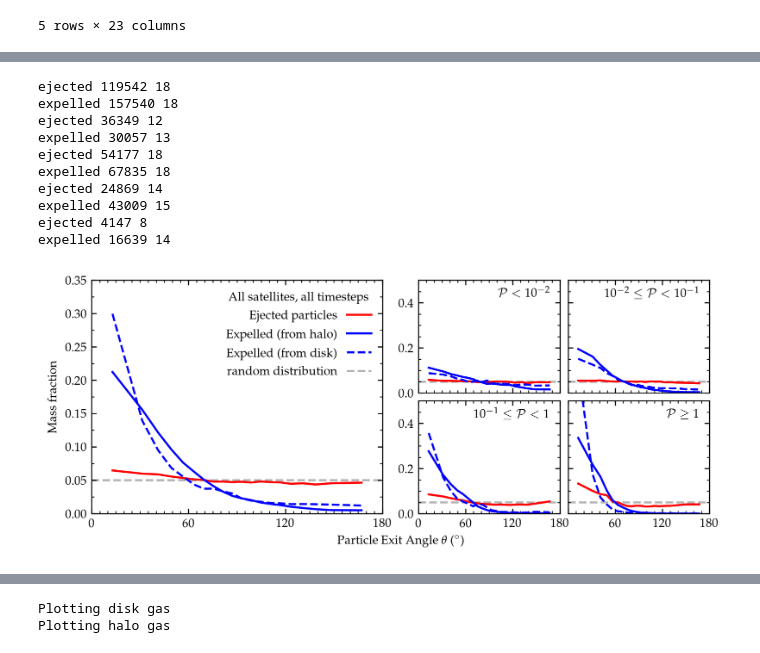
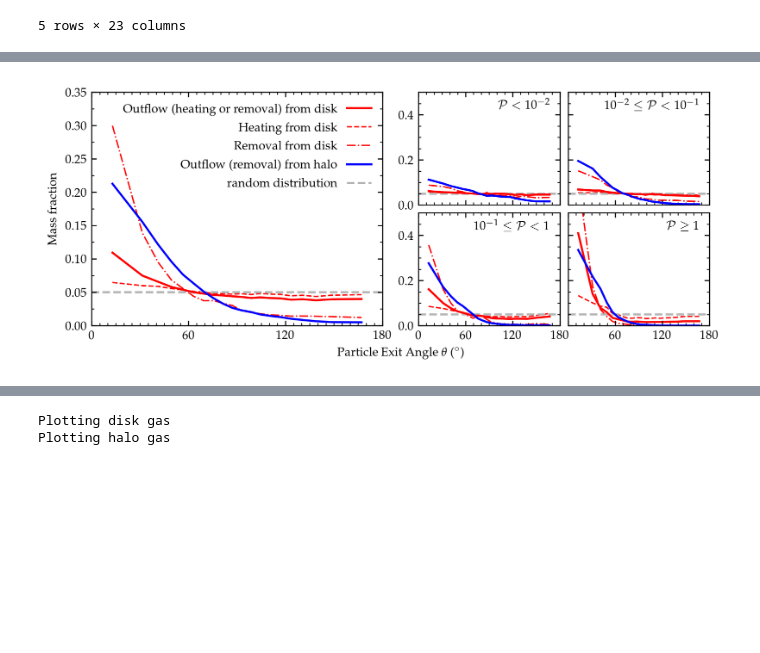
Before and after one commit to hollisakins/Justice_League_Code, a Jupyter notebook: Analysis/RamPressure/ExitAngle.ipynb, the cells around one changed output, grey strips where cells are left out. Saved outputs shown, nothing was run; the diff lists cells and outputs as text; code cells hidden in the pictures; blank space fills up the shorter version.

```diff
--- a/Analysis/RamPressure/ExitAngle.ipynb
+++ b/Analysis/RamPressure/ExitAngle.ipynb
@@ -447,34 +268,23 @@ def plot_panel(N, ax, ejected, expelled, label=False):
     bincenters = 0.5*(bins[1:]+bins[:-1])
 
     if label:
-        l = r'Ejected particles'
+        labels = ['Heating from disk','Removal from disk','Outflow (heating or removal) from disk', 'Outflow (removal) from halo']
     else:
-        l = None
+        labels = [None]*4
 
-    y1, bins = np.histogram(ejected.angle, bins=bins, weights=ejected.mass/np.sum(ejected.mass))
-    ax.plot(bincenters, y1, label=l, color='r')
+    e = pd.concat([ejected, expelled[expelled.state1=='sat_disk']])
+    y1, bins = np.histogram(e.angle, bins=bins, weights=e.mass/np.sum(e.mass))
+    ax.plot(bincenters, y1, label=labels[2], color='r', zorder=1)
 
-    if label:
-        l = r'Expelled (from halo)'
-    else:
-        l = None
+    e = ejected
+    y1, bins = np.histogram(e.angle, bins=bins, weights=e.mass/np.sum(e.mass))
+    ax.plot(bincenters, y1, label=labels[0], color='r', linestyle='--', linewidth=1, zorder=-100)
+
+    e = expelled[expelled.state1=='sat_disk']
+    y1, bins = np.histogram(e.angle, bins=bins, weights=e.mass/np.sum(e.mass))
+    ax.plot(bincenters, y1, label=labels[1], color='r', linestyle='-.', linewidth=1, zorder=-100)
+
 
     e = expelled[expelled.state1=='sat_halo']
     y2, bins = np.histogram(e.angle, bins=bins, weights=e.mass/np.sum(e.mass))
-    ax.plot(bincenters, y2, label=l, color='b')
-
-
-    if label:
-        l = r'Expelled (from disk)'
-    else:
-        l = None
-
-    e = expelled[expelled.state1=='sat_disk']
-    y3, bins = np.histogram(e.angle, bins=bins, weights=e.mass/np.sum(e.mass))
-    ax.plot(bincenters, y3, label=l, color='b', linestyle='--')
-
-
-    print('ejected',len(ejected),len(np.unique(ejected.key)))
-    print('expelled',len(expelled),len(np.unique(expelled.key)))
-    #ax.annotate(r'$N_{\rm ej} =$'+f'{len(ejected)}', (0.95, 0.95), xycoords='axes fraction', va='top', ha='right')
-    #ax.annotate(r'$N_{\rm ex} =$'+f'{len(expelled)}', (0.95, 0.85), xycoords='axes fraction', va='top', ha='right')
+    ax.plot(bincenters, y2, label=labels[3], color='b', zorder=100)
@@ -545,6 +291,6 @@ expelled 16639 14
 # %%
-fig = plt.figure(dpi=300, figsize=(7,2.8))
-gs = mpl.gridspec.GridSpec(nrows=2, ncols=5, width_ratios = [1,1,0.14,1,1])
+fig = plt.figure(dpi=300, figsize=(7,2.8), constrained_layout=False)
+gs = mpl.gridspec.GridSpec(nrows=2, ncols=5, width_ratios = [1,1,0.14,1,1], figure=fig)
 gs.update(hspace=0.07, wspace=0.07, top=0.98, right=0.98, left=0.08, bottom=0.13)
 ax0 = plt.subplot(gs[:,:2])
 ax_buffer = plt.subplot(gs[:,2])
@@ -593,43 +339,33 @@ ax3.plot([0,180],[percent,percent],linestyle='--',color='0.7',zorder=-1)
 ax4.plot([0,180],[percent,percent],linestyle='--',color='0.7',zorder=-1)
 
 # add legends
-leg = ax0.legend(frameon=False, loc='upper right', title='All satellites, all timesteps')
+leg = ax0.legend(frameon=False, loc='upper right')
 vp = leg._legend_box._children[-1]._children[0]
 for c in vp._children:
     c._children.reverse()
 vp.align="right"
 
 
 # labels and ticks and such
 ax0.set_xlabel('.', color=(0, 0, 0, 0))
 ax0.set_ylabel('Mass fraction')
 fig.text(0.53, 0.03, r'Particle Exit Angle $\theta$ ($^\circ$)', ha='center', va='center')
 
 for a in [ax0,ax1,ax2,ax3,ax4]:
     a.set_xlim(0,180)
     a.set_ylim(0,0.5)
 
     a.xaxis.set_major_locator(mpl.ticker.MultipleLocator(60))
     a.xaxis.set_minor_locator(mpl.ticker.MultipleLocator(10))
     a.yaxis.set_minor_locator(mpl.ticker.MultipleLocator(0.05))
     a.tick_params(direction='in',which='both',right=True,top=True)
 
 ax4.set_xticklabels([None, None, 60, 120, 180])
 ax0.xaxis.set_minor_locator(mpl.ticker.MultipleLocator(5))
 ax0.yaxis.set_minor_locator(mpl.ticker.MultipleLocator(0.025))
 ax0.set_ylim(0, 0.35)
 
 plt.savefig('plots/theta.pdf')
 plt.show()
 # %% [output]
-ejected 119542 18
-expelled 157540 18
-ejected 36349 12
-expelled 30057 13
-ejected 54177 18
-expelled 67835 18
-ejected 24869 14
-expelled 43009 15
-ejected 4147 8
-expelled 16639 14
-[figure, old version]
+[figure, new version]
```
Also changed, not shown: parts of 85 cells of this notebook, 45 other files.
